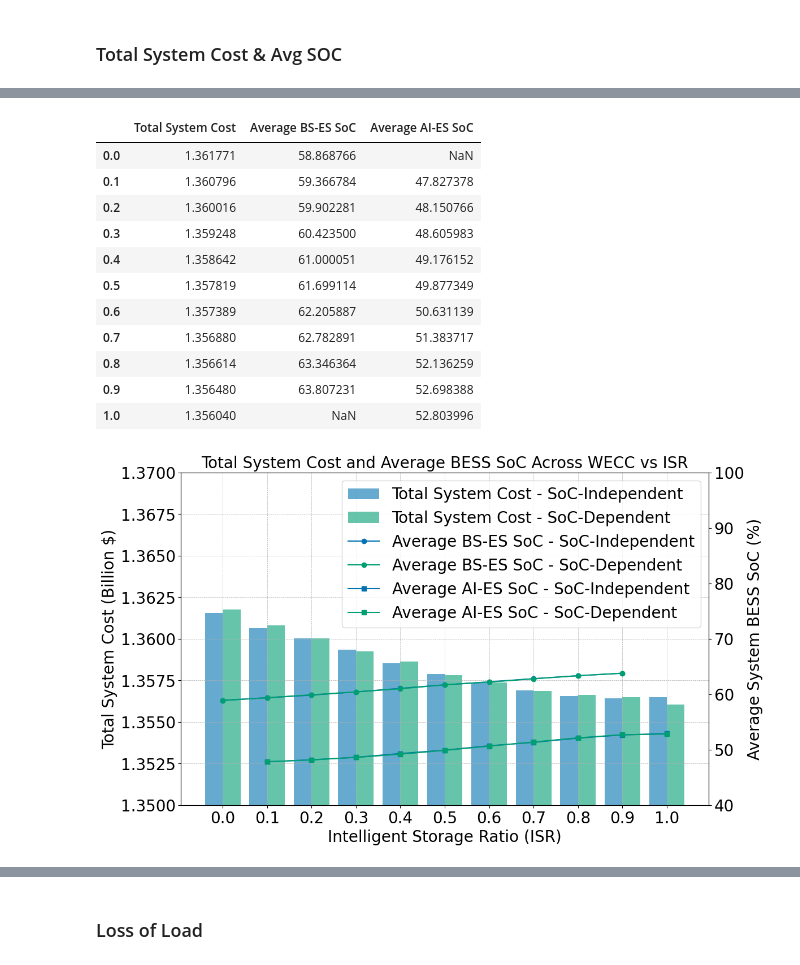
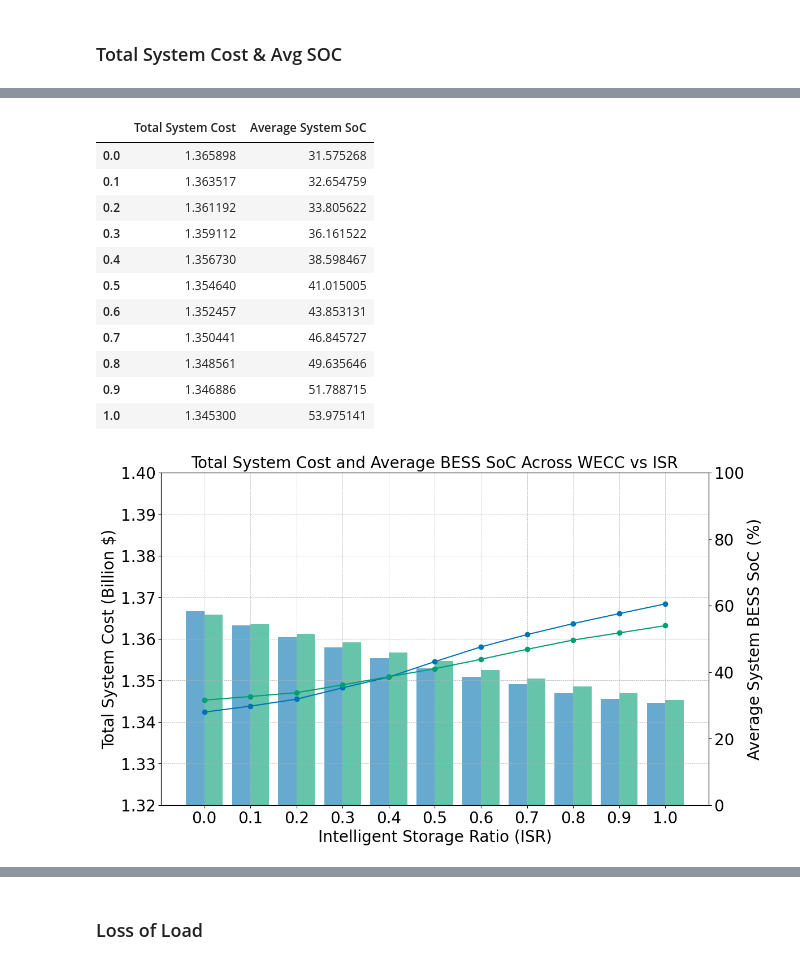
Before and after one commit to niklauskun/STESTS, a Jupyter notebook: Diagnose.ipynb, the cells around one changed output, grey strips where cells are left out. Saved outputs shown, nothing was run; the diff lists cells and outputs as text; code cells hidden in the pictures.

```diff
--- a/Diagnose.ipynb
+++ b/Diagnose.ipynb
@@ -13,7 +13,7 @@ eta = 0.9
 # case_template = 'Strategic/VOLL5GWLinear/2022/UC25ED1_Strategic_true_ratio{}_Seg1_BAW0_MC20.0_hetefalse'
 # case_template = 'Strategic/PriceCap/2022_ED1_Strategic_true_FORB_true_ratio{}_Seg1_BAW0_Fuel2.0_NLC1.2_Error0.25NegativeRenew_1.0-2.0-2.0-2.0-2.0'
 # case_template = 'Strategic/Exp1.2/2022/ED1_Strategic_true_FORB_true_ratio{}_Seg5_BAW0_1.0-2.0-2.0-2.0-2.0'
-case_template = 'Strategic/Exp2.0/2022/UC25ED1_Strategic_true_FORB_true_ratio{}_Seg1_BAW0_Fuel2.0_NLC2.0_Error0.25_ESPeakBidAdjustment1.0_ESPeakBid100.0NegativeRenew_1.0-2.0-2.0-2.0-2.0'
+case_template = 'Strategic/Cases/20GW/ED1_Strategic_true_FORB_true_ratio{}_Seg1_BAW0_BSESCbid0.5'
 
 
 ratios = [round(i * 0.1, 1) for i in range(11)]
@@ -168,6 +202,5 @@ total_system_costs_df
 # %%
-case_template = 'Strategic/PriceCap/2022_ED1_Strategic_true_FORB_true_ratio{}_Seg5_BAW0_Fuel2.0_NLC1.2_Error0.25NegativeRenew_1.0-2.0-2.0-2.0-2.0'
-# case_template = 'Strategic/Exp1.2/2022/ED1_Strategic_true_FORB_true_ratio{}_Seg1_BAW0_1.0-2.0-2.0-2.0-2.0'
+case_template = 'Strategic/Cases/10GW/ED1_Strategic_true_FORB_true_ratio{}_Seg5_BAW0_BSESCbid0.5'
 ratios = [round(i * 0.1, 1) for i in range(11)]
 total_system_costs = []
 # Loop over ratios from 0.0 to 1.0 (assuming increment by 0.1)
@@ -189,22 +222,26 @@ for ratio in ratios:
     # Sum the total cost and normalize
     total_cost_normalized = cost.sum().values[0] / (10**10)
     if ratio == 0.0:
-        avg_soc_bs = SOC.iloc[:, -6:].sum().sum()/(19573.6*288*364)*100
-        avg_soc_ai = float('nan')
+        avg_soc = SOC.iloc[:, -6:].sum().sum()/(Capacity*288*364)*100
+#         avg_soc_bs = SOC.iloc[:, -6:].sum().sum()/(Capacity*288*364)*100
+#         avg_soc_ai = float('nan')
     elif ratio == 1.0:
-        avg_soc_bs = float('nan')
-        avg_soc_ai = SOC.iloc[:, -6:].sum().sum()/(19573.6*288*364)*100
+        avg_soc = SOC.iloc[:, -6:].sum().sum()/(Capacity*288*364)*100
+#         avg_soc_bs = float('nan')
+#         avg_soc_ai = SOC.iloc[:, -6:].sum().sum()/(Capacity*288*364)*100
     else:
-        avg_soc_bs = SOC.iloc[:, -11::2].sum().sum()/(19573.6*288*364*(1-ratio))*100
-        avg_soc_ai = SOC.iloc[:, -12::2].sum().sum()/(19573.6*288*364*ratio)*100
+        avg_soc = SOC.iloc[:, -12:].sum().sum()/(Capacity*288*364)*100
+#         avg_soc_bs = SOC.iloc[:, -11::2].sum().sum()/(Capacity*288*364*(1-ratio))*100
+#         avg_soc_ai = SOC.iloc[:, -12::2].sum().sum()/(Capacity*288*364*ratio)*100
     total_system_costs.append({
                 'Total System Cost': total_cost_normalized,
-                'Average BS-ES SoC': avg_soc_bs,
-                'Average AI-ES SoC': avg_soc_ai,
-
+                'Average System SoC': avg_soc,
+#                 'Average BS-ES SoC': avg_soc_bs,
+#                 'Average AI-ES SoC': avg_soc_ai,
         })
 # Convert the list to a DataFrame
-total_system_costs_df2 = pd.DataFrame(total_system_costs, columns=['Total System Cost','Average BS-ES SoC','Average AI-ES SoC'])
+total_system_costs_df2 = pd.DataFrame(total_system_costs, columns=['Total System Cost','Average System SoC'])
+# total_system_costs_df = pd.DataFrame(total_system_costs, columns=['Total System Cost','Average BS-ES SoC','Average AI-ES SoC'])
 
 # Adjust the index to represent ratios directly, if desired
 # total_system_costs_df.index = [str(round(i * 0.1, 1)) for i in range(11)]
@@ -213,18 +250,18 @@ total_system_costs_df2.index = ratios
 
 total_system_costs_df2
 # %% [output]
-|  | Total System Cost | Average BS-ES SoC | Average AI-ES SoC |
-| 0.0 | 1.361771 | 58.868766 | NaN |
-| 0.1 | 1.360796 | 59.366784 | 47.827378 |
-| 0.2 | 1.360016 | 59.902281 | 48.150766 |
-| 0.3 | 1.359248 | 60.423500 | 48.605983 |
-| 0.4 | 1.358642 | 61.000051 | 49.176152 |
-| 0.5 | 1.357819 | 61.699114 | 49.877349 |
-| 0.6 | 1.357389 | 62.205887 | 50.631139 |
-| 0.7 | 1.356880 | 62.782891 | 51.383717 |
-| 0.8 | 1.356614 | 63.346364 | 52.136259 |
-| 0.9 | 1.356480 | 63.807231 | 52.698388 |
-| 1.0 | 1.356040 | NaN | 52.803996 |
+|  | Total System Cost | Average System SoC |
+| 0.0 | 1.365898 | 31.575268 |
+| 0.1 | 1.363517 | 32.654759 |
+| 0.2 | 1.361192 | 33.805622 |
+| 0.3 | 1.359112 | 36.161522 |
+| 0.4 | 1.356730 | 38.598467 |
+| 0.5 | 1.354640 | 41.015005 |
+| 0.6 | 1.352457 | 43.853131 |
+| 0.7 | 1.350441 | 46.845727 |
+| 0.8 | 1.348561 | 49.635646 |
+| 0.9 | 1.346886 | 51.788715 |
+| 1.0 | 1.345300 | 53.975141 |
 # %%
 # Define ratios (x-axis values)
 ratios = [round(i * 0.1, 1) for i in range(11)]
@@ -247,39 +284,42 @@ fig, ax1 = plt.subplots(figsize=(12, 7))
 
 # Plot total system costs
 color1 = '#0072B2'
 color2 = '#009E73'
 ax1.set_xlabel('Intelligent Storage Ratio (ISR)', fontsize=20)
 ax1.set_ylabel('Total System Cost (Billion $)', fontsize=20)
 bar1 = ax1.bar(bar_positions1, total_system_costs_df['Total System Cost'], width=bar_width, color=color1, alpha=0.6, label='Total System Cost - SoC-Independent')
 bar2 = ax1.bar(bar_positions2, total_system_costs_df2['Total System Cost'], width=bar_width, color=color2, alpha=0.6, label='Total System Cost - SoC-Dependent')
 ax1.tick_params(axis='y', labelsize=20)
 ax1.tick_params(axis='x', labelsize=20)
 ax1.grid(True, which='both', linestyle='--', linewidth=0.5)
-ax1.set_ylim([1.35, 1.37])
+ax1.set_ylim([1.32, 1.40])
 
 # Instantiate a second y-axis for percentage reduction
 ax2 = ax1.twinx()
 ax2.set_ylabel('Average System BESS SoC (%)', fontsize=20)
 
 # Plot percentage reductions
-line1, = ax2.plot(bar_positions1 + bar_width / 2, total_system_costs_df['Average BS-ES SoC'], '-o', color=color1, label='Average BS-ES SoC - SoC-Independent')
-line2, = ax2.plot(bar_positions1 + bar_width / 2, total_system_costs_df2['Average BS-ES SoC'], '-o', color=color2, label='Average BS-ES SoC - SoC-Dependent')
-line3, = ax2.plot(bar_positions1 + bar_width / 2, total_system_costs_df['Average AI-ES SoC'], '-s', color=color1, label='Average AI-ES SoC - SoC-Independent')
-line4, = ax2.plot(bar_positions1 + bar_width / 2, total_system_costs_df2['Average AI-ES SoC'], '-s', color=color2, label='Average AI-ES SoC - SoC-Dependent')
+line1, = ax2.plot(bar_positions1 + bar_width / 2, total_system_costs_df['Average System SoC'], '-o', color=color1, label='Average System SoC - SoC-Independent')
+line2, = ax2.plot(bar_positions1 + bar_width / 2, total_system_costs_df2['Average System SoC'], '-o', color=color2, label='Average System SoC - SoC-Dependent')
+# line1, = ax2.plot(bar_positions1 + bar_width / 2, total_system_costs_df['Average BS-ES SoC'], '-o', color=color1, label='Average BS-ES SoC - SoC-Independent')
+# line2, = ax2.plot(bar_positions1 + bar_width / 2, total_system_costs_df2['Average BS-ES SoC'], '-o', color=color2, label='Average BS-ES SoC - SoC-Dependent')
+# line3, = ax2.plot(bar_positions1 + bar_width / 2, total_system_costs_df['Average AI-ES SoC'], '-s', color=color1, label='Average AI-ES SoC - SoC-Independent')
+# line4, = ax2.plot(bar_positions1 + bar_width / 2, total_system_costs_df2['Average AI-ES SoC'], '-s', color=color2, label='Average AI-ES SoC - SoC-Dependent')
 ax2.tick_params(axis='y', labelsize=20)
-ax2.set_ylim([40,100])
+ax2.set_ylim([0,100])
 
 # Set x-axis ticks to be in the middle of the grouped bars
 ax1.set_xticks(bar_positions1 + bar_width / 2)
 ax1.set_xticklabels(ratios, fontsize=20)
 
 # Combine legends from both axes
-lines = [line1, line2, line3, line4]
+lines = [line1, line2]
+# lines = [line1, line2, line3, line4]
 bars = [bar1, bar2]
-ax1.legend(bars + lines, [bar.get_label() for bar in bars] + [line.get_label() for line in lines], loc='upper right', fontsize=20)
+# ax1.legend(bars + lines, [bar.get_label() for bar in bars] + [line.get_label() for line in lines], loc='upper right', fontsize=20)
 
 fig.tight_layout()
 plt.title('Total System Cost and Average BESS SoC Across WECC vs ISR', fontsize=20)
 plt.show()
 # %% [output]
-[figure, old version]
+[figure, new version]
```
Also changed, not shown: parts of 26 cells of this notebook, 12 other files.
